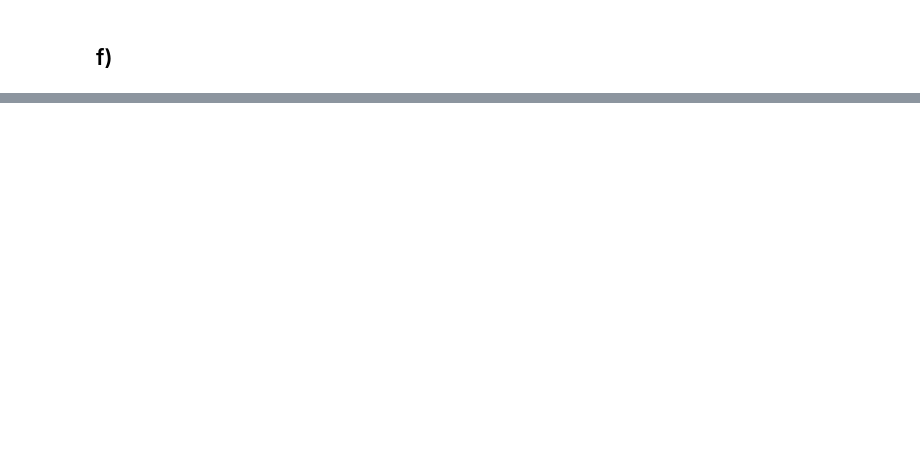
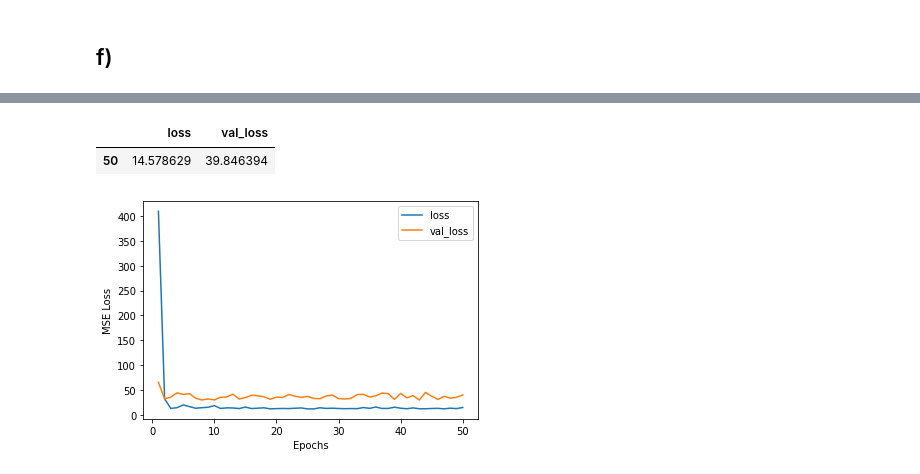
Before and after one commit to felix-tjernberg/ai21-deep-learning, a Jupyter notebook: exercises/exercise-0.ipynb, the cells around one changed output, grey strips where cells are left out. Saved outputs shown, nothing was run; the diff lists cells and outputs as text; code cells hidden in the pictures; blank space fills up the shorter version.

```diff
--- a/exercises/exercise-0.ipynb
+++ b/exercises/exercise-0.ipynb
@@ -238,0 +250,11 @@ model_1_loss_df_2.plot(xlabel='Epochs', ylabel='MSE Loss');
+# %%
+def create_model_2():
+    model = Sequential(name='model_2')
+    model.add(InputLayer(imputed_X_near_neighbour.shape[1]))
+    model.add(Dense(3, name='hidden_layer1'))
+    model.add(Dense(1, name='output_layer'))
+    model.compile(loss='mean_squared_error', optimizer=SGD(learning_rate=.01))
+    return model
+
+test_model(create_model_2())
+# %% [output]
@@ -238,0 +263,3 @@ model_1_loss_df_2.plot(xlabel='Epochs', ylabel='MSE Loss');
+|  | loss | val_loss |
+| 50 | 14.578629 | 39.846394 |
+[figure, added]
```
Also changed, not shown: parts of 16 cells of this notebook.
